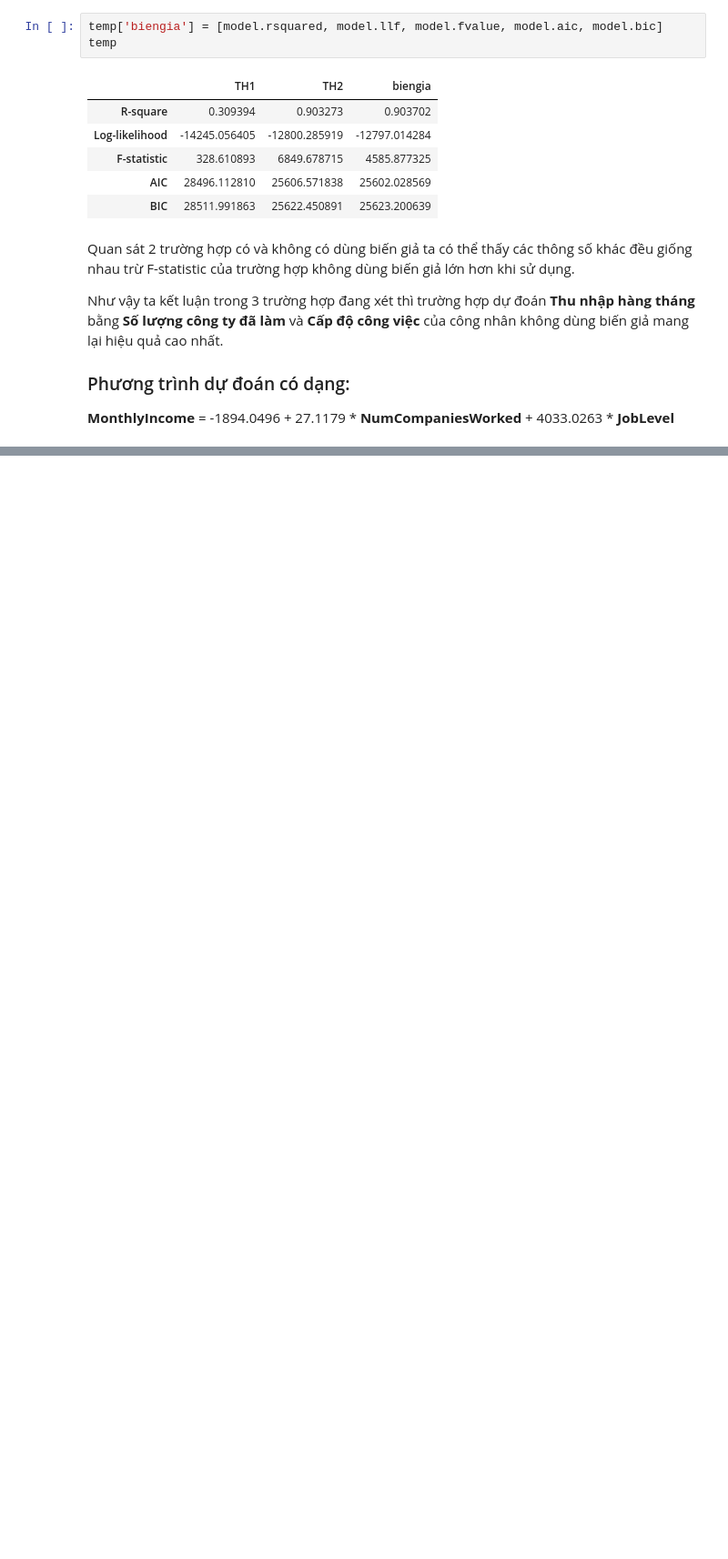
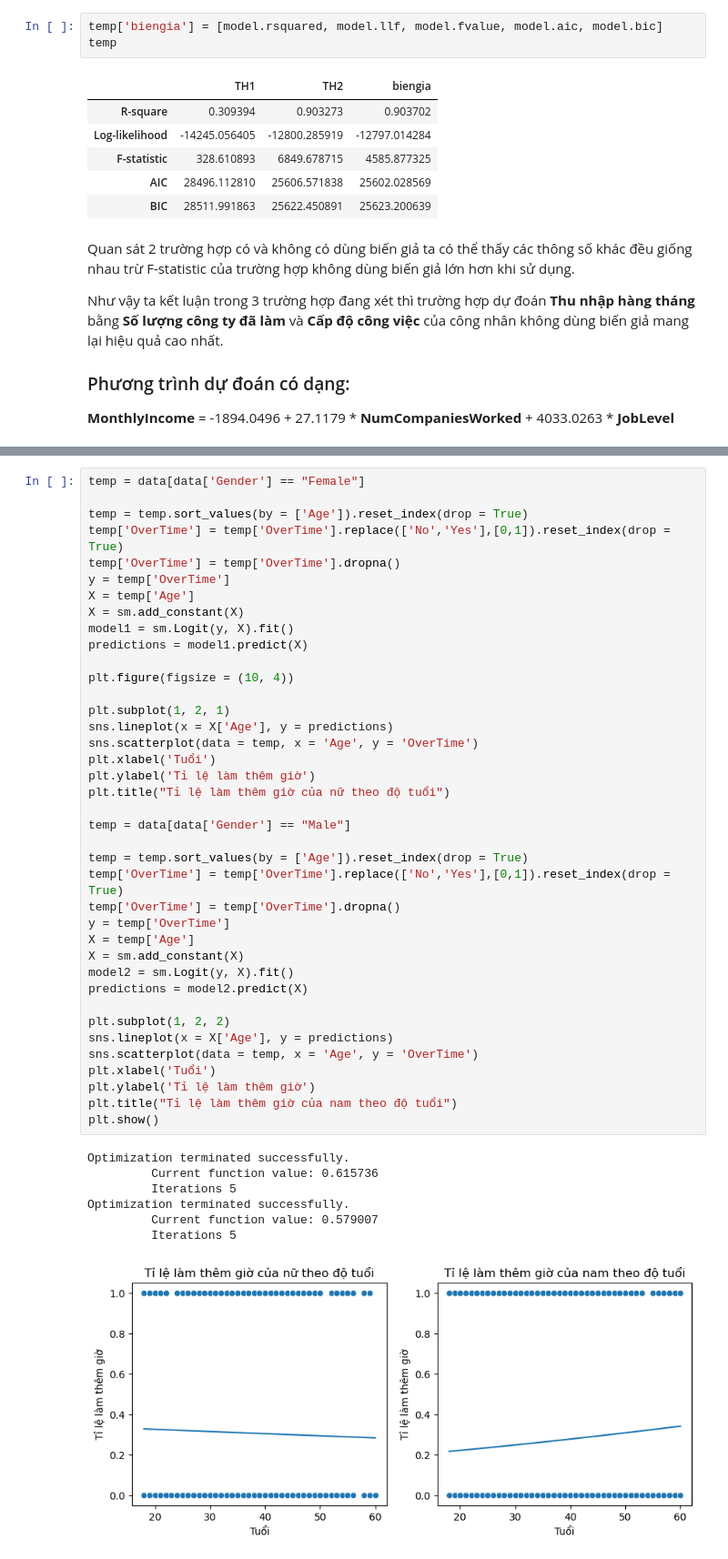
Before and after one commit to HuyHCMUS/DataVisualize-1, a Jupyter notebook: Duong.ipynb, the cells around one changed output, grey strips where cells are left out. Shown: that part at 91% size. Drawn from its saved outputs; the diff is of its cells as text; blank space fills up the shorter version.

```diff
--- a/Duong.ipynb
+++ b/Duong.ipynb
@@ -336,0 +344,47 @@ Nhìn vào biểu đồ phía trên ta có thể rút ra nhận xét như sau:
+# %%
+temp = data[data['Gender'] == "Female"]
+
+temp = temp.sort_values(by = ['Age']).reset_index(drop = True)
+temp['OverTime'] = temp['OverTime'].replace(['No','Yes'],[0,1]).reset_index(drop = True)
+temp['OverTime'] = temp['OverTime'].dropna()
+y = temp['OverTime']
+X = temp['Age']
+X = sm.add_constant(X)
+model1 = sm.Logit(y, X).fit()
+predictions = model1.predict(X)
+
+plt.figure(figsize = (10, 4))
+
+plt.subplot(1, 2, 1)
+sns.lineplot(x = X['Age'], y = predictions)
+sns.scatterplot(data = temp, x = 'Age', y = 'OverTime')
+plt.xlabel('Tuổi')
+plt.ylabel('Tỉ lệ làm thêm giờ')
+plt.title("Tỉ lệ làm thêm giờ của nữ theo độ tuổi")
+
+temp = data[data['Gender'] == "Male"]
+
+temp = temp.sort_values(by = ['Age']).reset_index(drop = True)
+temp['OverTime'] = temp['OverTime'].replace(['No','Yes'],[0,1]).reset_index(drop = True)
+temp['OverTime'] = temp['OverTime'].dropna()
+y = temp['OverTime']
+X = temp['Age']
+X = sm.add_constant(X)
+model2 = sm.Logit(y, X).fit()
+predictions = model2.predict(X)
+
+plt.subplot(1, 2, 2)
+sns.lineplot(x = X['Age'], y = predictions)
+sns.scatterplot(data = temp, x = 'Age', y = 'OverTime')
+plt.xlabel('Tuổi')
+plt.ylabel('Tỉ lệ làm thêm giờ')
+plt.title("Tỉ lệ làm thêm giờ của nam theo độ tuổi")
+plt.show()
+# %% [output]
+Optimization terminated successfully.
+         Current function value: 0.615736
+         Iterations 5
+Optimization terminated successfully.
+         Current function value: 0.579007
+         Iterations 5
+[figure, added]
```
Also changed, not shown: parts of 16 cells of this notebook.
